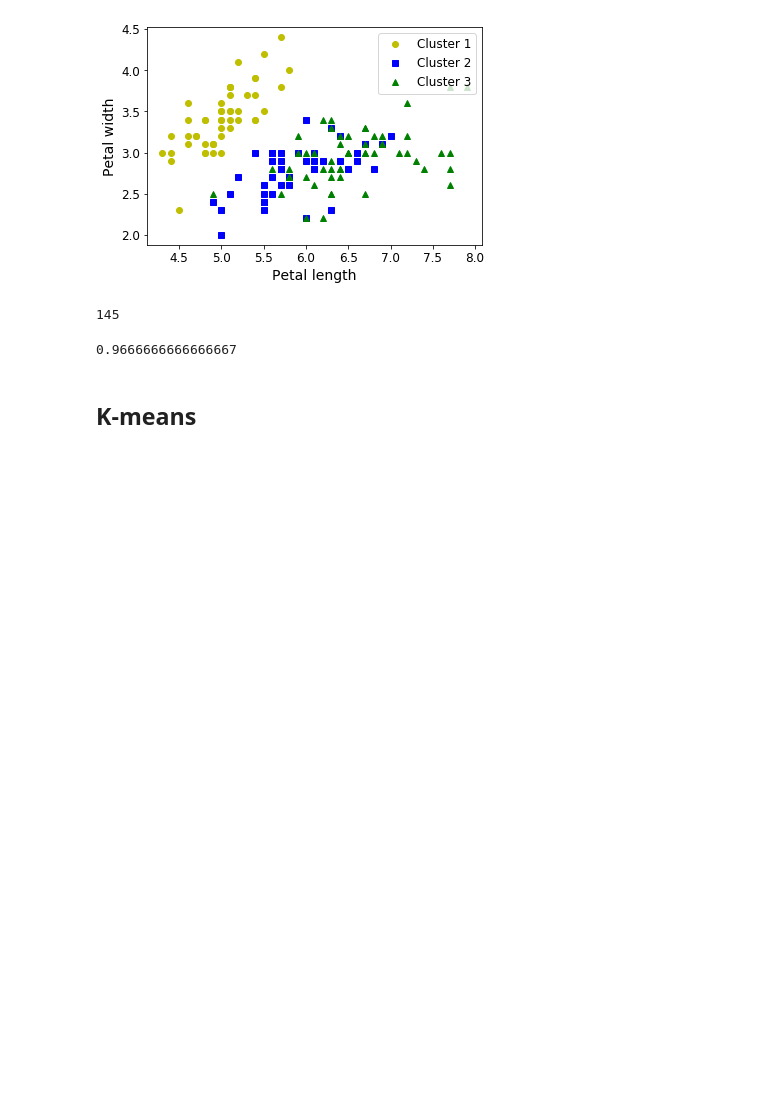
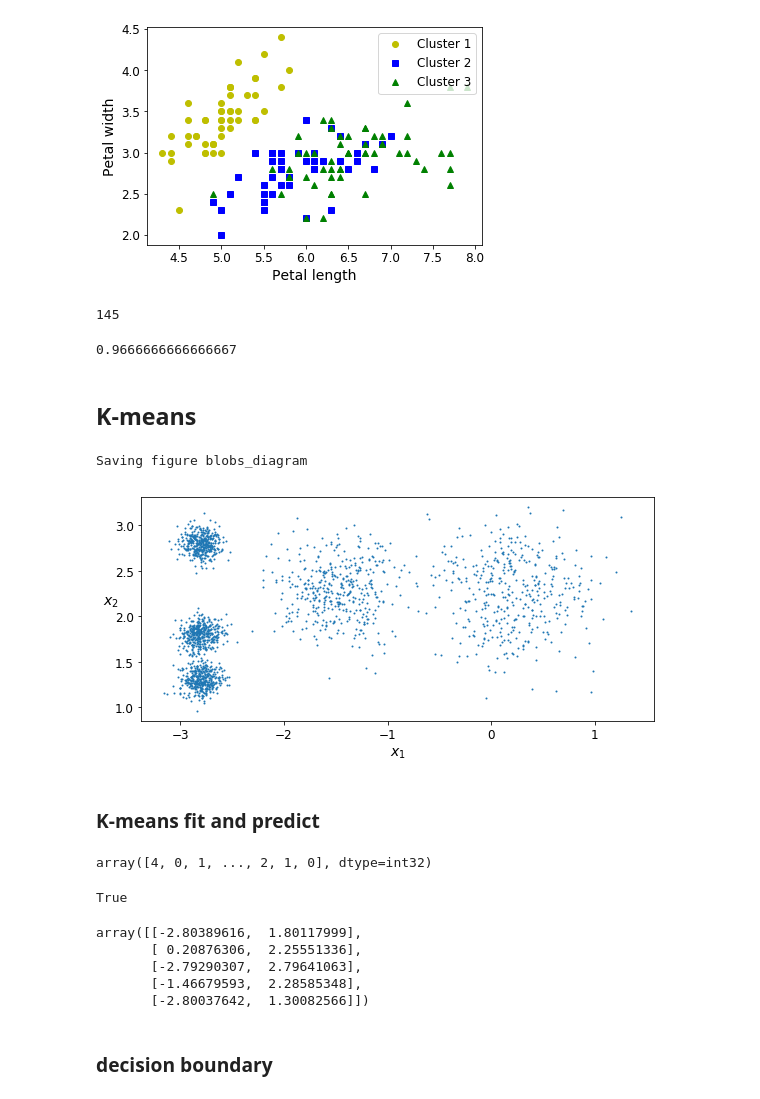
Before and after one commit to Oukaishen/dailyPython, a Jupyter notebook: HandsOnSKTF/Dimension Reduction.ipynb, the cells around one changed output. Cells and saved outputs as stored; diff of their text form; code cells hidden in the pictures; blank space fills up the shorter version.

Commit message:
K-means finished

```diff
--- a/HandsOnSKTF/Dimension Reduction.ipynb
+++ b/HandsOnSKTF/Dimension Reduction.ipynb
@@ -865,3 +865,18 @@ blob_std = np.array([0.4, 0.3, 0.1, 0.1, 0.1])
 # %%
 X, y = make_blobs(n_samples = 2000, centers = blob_centers,
                  cluster_std = blob_std, random_state = 7)
+# %%
+def plot_clusters(X, y=None):
+    plt.scatter(X[:, 0], X[:, 1], c=y, s=1)
+    plt.xlabel("$x_1$", fontsize=14)
+    plt.ylabel("$x_2$", fontsize=14, rotation=0)
+# %%
+plt.figure(figsize = (8,4))
+plot_clusters(X)
+save_fig("blobs_diagram")
+plt.show()
+# %% [output]
+Saving figure blobs_diagram
+[figure, added]
+# %% [markdown]
+### K-means fit and predict
@@ -867,0 +889,18 @@ X, y = make_blobs(n_samples = 2000, centers = blob_centers,
+# %%
+y_pred
+# %% [output]
+array([4, 0, 1, ..., 2, 1, 0], dtype=int32)
+# %%
+y_pred is kmeans.labels_
+# %% [output]
+True
+# %%
+kmeans.cluster_centers_
+# %% [output]
+array([[-2.80389616,  1.80117999],
+       [ 0.20876306,  2.25551336],
+       [-2.79290307,  2.79641063],
+       [-1.46679593,  2.28585348],
+       [-2.80037642,  1.30082566]])
+# %% [markdown]
+### decision boundary
```
Also changed, not shown: parts of 44 cells of this notebook, 8 other files.
